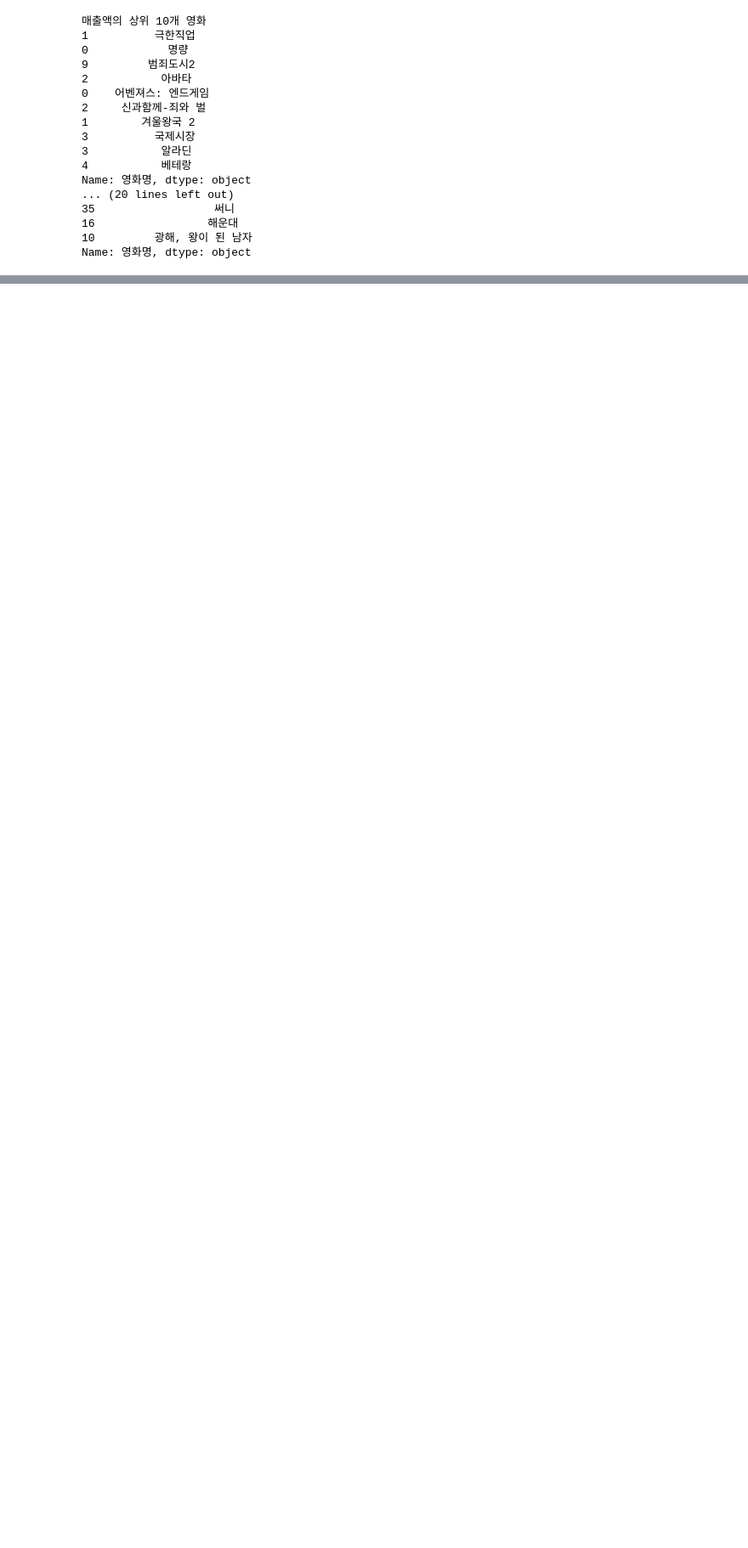
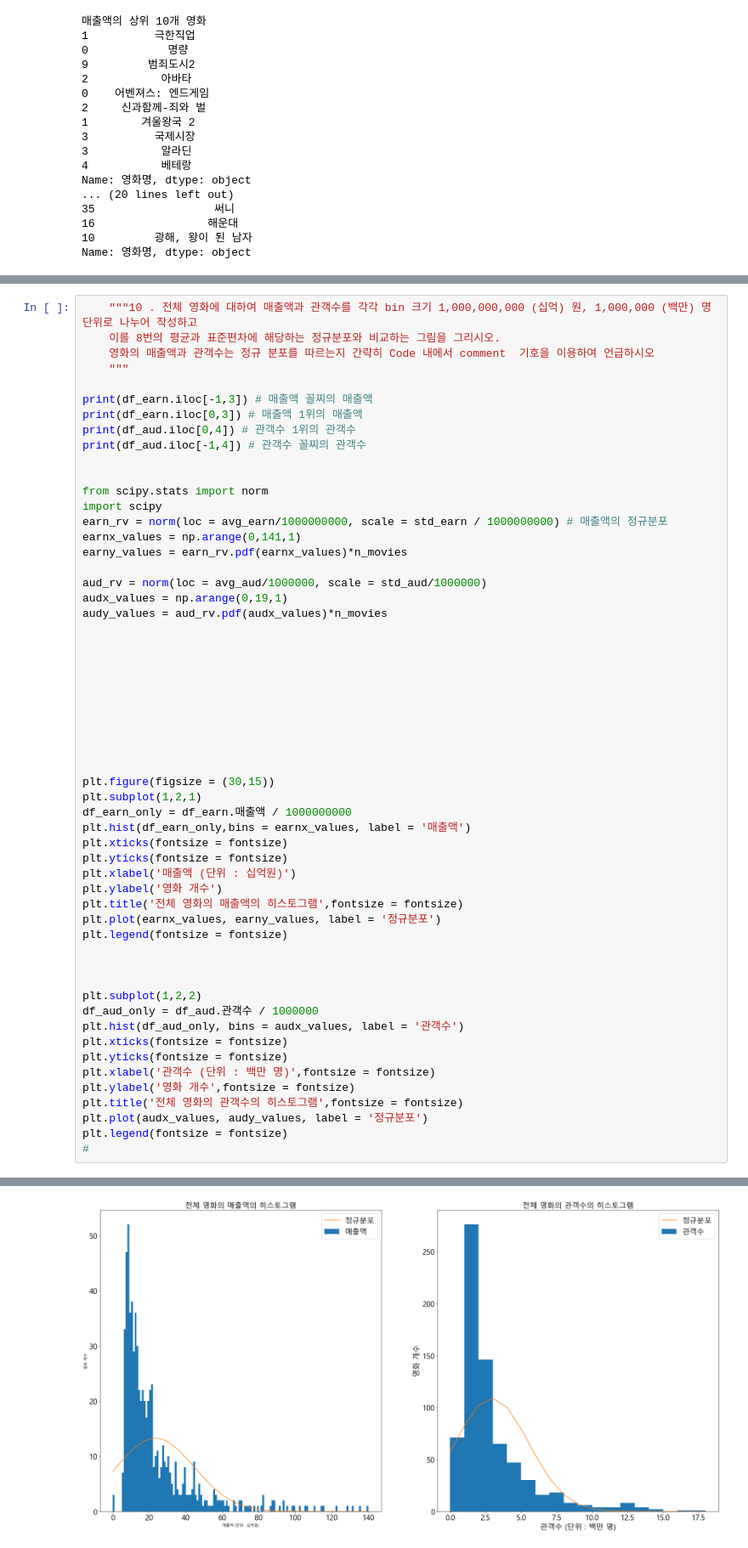
Before and after one commit to john1256/codespace, a Jupyter notebook: 우주과학통계실습/조용욱(2018103514)_우주과학통계실습_중간고사.ipynb, the cells around one changed output, grey strips where cells are left out. Shown: that part at 85% size. Saved outputs shown, nothing was run; the diff lists cells and outputs as text; blank space fills up the shorter version.

```diff
--- a/우주과학통계실습/조용욱(2018103514)_우주과학통계실습_중간고사.ipynb
+++ b/우주과학통계실습/조용욱(2018103514)_우주과학통계실습_중간고사.ipynb
@@ -120,0 +152,57 @@ boolarr =
+# %%
+    """10 . 전체 영화에 대하여 매출액과 관객수를 각각 bin 크기 1,000,000,000 (십억) 원, 1,000,000 (백만) 명 단위로 나누어 작성하고
+    이를 8번의 평균과 표준편차에 해당하는 정규분포와 비교하는 그림을 그리시오.
+    영화의 매출액과 관객수는 정규 분포를 따르는지 간략히 Code 내에서 comment  기호을 이용하여 언급하시오
+    """
+
+print(df_earn.iloc[-1,3]) # 매출액 꼴찌의 매출액
+print(df_earn.iloc[0,3]) # 매출액 1위의 매출액
+print(df_aud.iloc[0,4]) # 관객수 1위의 관객수
+print(df_aud.iloc[-1,4]) # 관객수 꼴찌의 관객수
+
+
+from scipy.stats import norm
+import scipy
+earn_rv = norm(loc = avg_earn/1000000000, scale = std_earn / 1000000000) # 매출액의 정규분포
+earnx_values = np.arange(0,141,1)
+earny_values = earn_rv.pdf(earnx_values)*n_movies
+
+aud_rv = norm(loc = avg_aud/1000000, scale = std_aud/1000000)
+audx_values = np.arange(0,19,1)
+audy_values = aud_rv.pdf(audx_values)*n_movies
+
+
+
+
+
+
+
+
+
+
+plt.figure(figsize = (30,15))
+plt.subplot(1,2,1)
+df_earn_only = df_earn.매출액 / 1000000000
+plt.hist(df_earn_only,bins = earnx_values, label = '매출액')
+plt.xticks(fontsize = fontsize)
+plt.yticks(fontsize = fontsize)
+plt.xlabel('매출액 (단위 : 십억원)')
+plt.ylabel('영화 개수')
+plt.title('전체 영화의 매출액의 히스토그램',fontsize = fontsize)
+plt.plot(earnx_values, earny_values, label = '정규분포')
+plt.legend(fontsize = fontsize)
+
+
+
+plt.subplot(1,2,2)
+df_aud_only = df_aud.관객수 / 1000000
+plt.hist(df_aud_only, bins = audx_values, label = '관객수')
+plt.xticks(fontsize = fontsize)
+plt.yticks(fontsize = fontsize)
+plt.xlabel('관객수 (단위 : 백만 명)',fontsize = fontsize)
+plt.ylabel('영화 개수',fontsize = fontsize)
+plt.title('전체 영화의 관객수의 히스토그램',fontsize = fontsize)
+plt.plot(audx_values, audy_values, label = '정규분포')
+plt.legend(fontsize = fontsize)
+#
+# %% [output]
@@ -120,0 +214 @@ boolarr =
+[figure, added]
```
Also changed, not shown: parts of 8 cells of this notebook.
